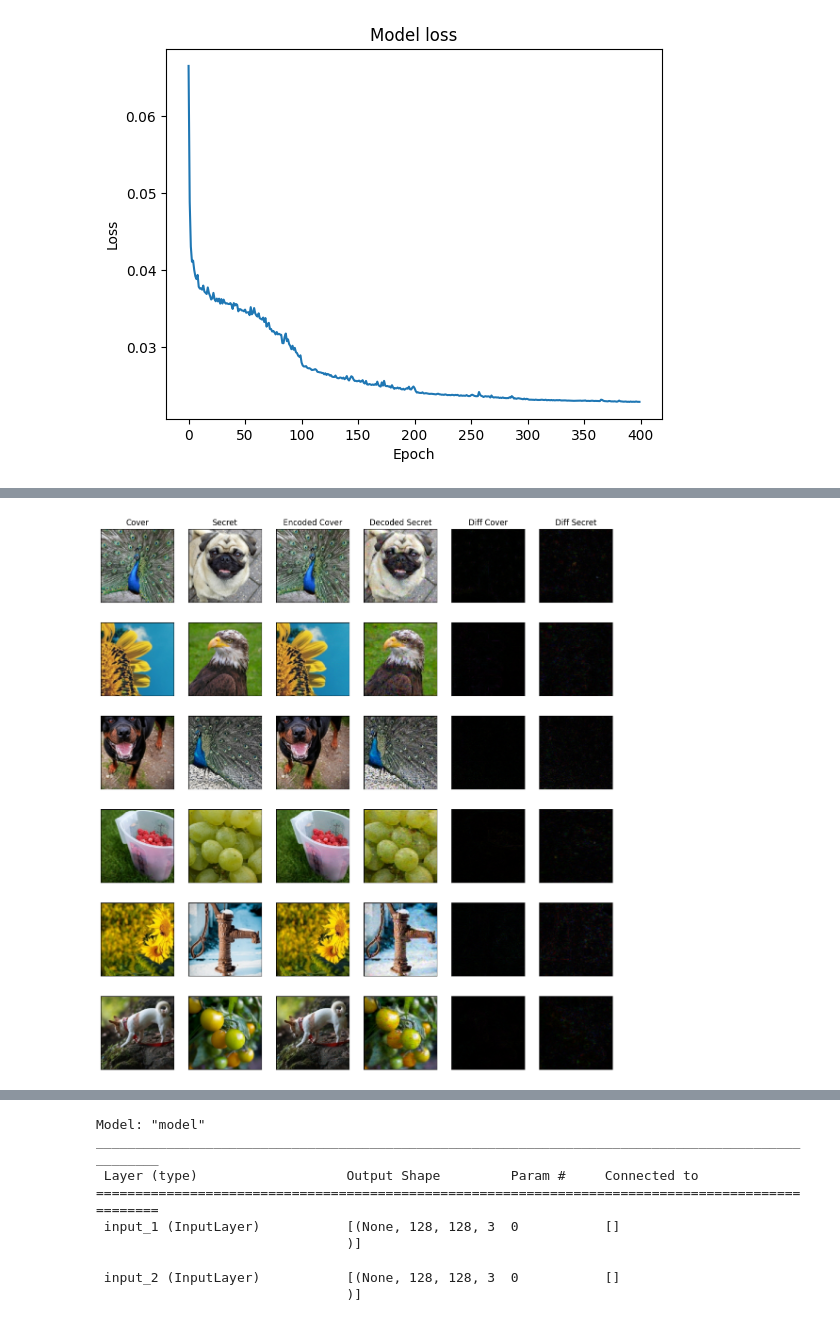
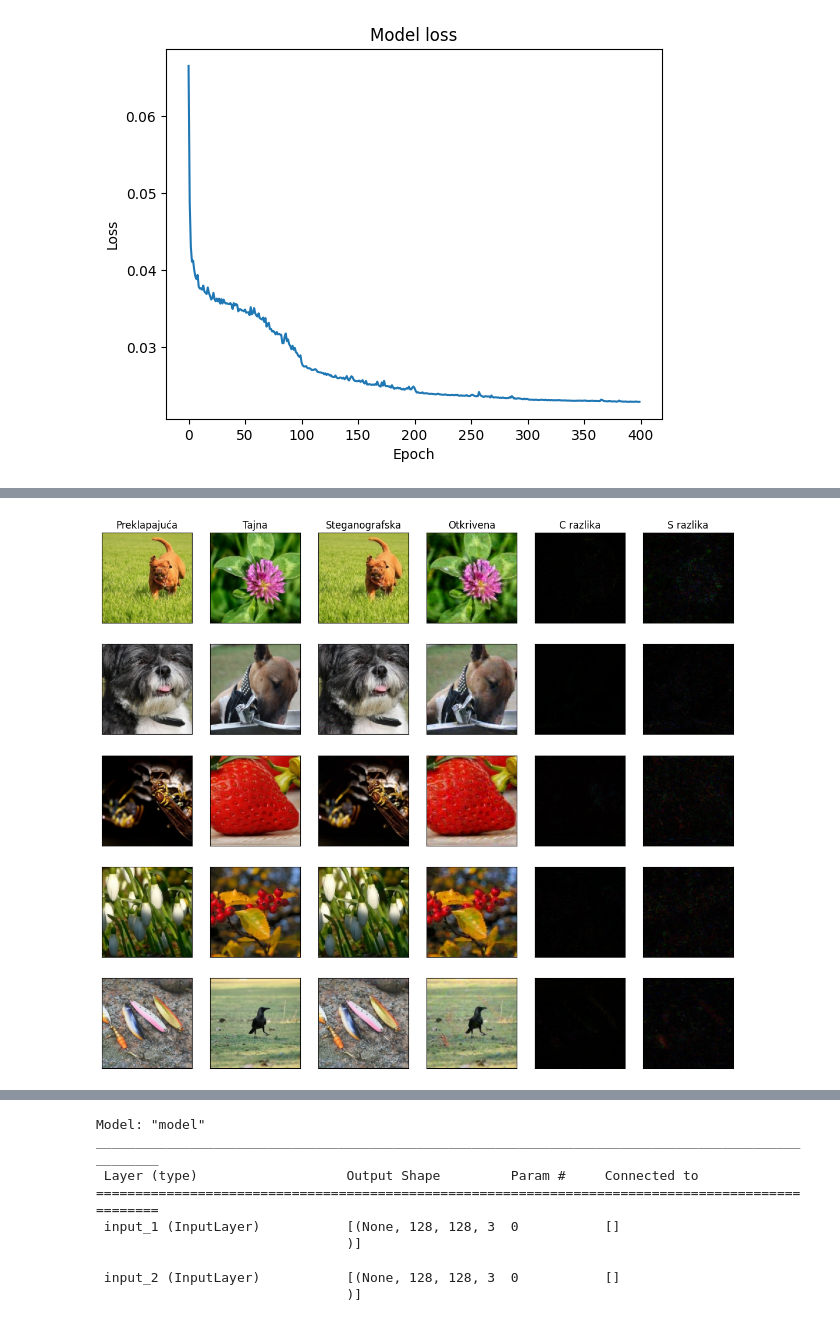
Before and after one commit to sawesky/Deep-Stegano, a Jupyter notebook: Diplomski.ipynb, the cells around one changed output, grey strips where cells are left out. Cells and saved outputs as stored; diff of their text form; code cells hidden in the pictures.

```diff
--- a/Diplomski.ipynb
+++ b/Diplomski.ipynb
@@ -108,5 +108,6 @@ for i in range(1, columns*rows +1):
     img_idx = np.random.choice(X_train.shape[0])
     fig.add_subplot(rows, columns, i)
     plt.imshow(X_train[img_idx])
+    plt.axis('off')
 plt.show()
 # %% [output]
@@ -347,7 +348,7 @@ SHOW_DIFF = True
 ENHANCE = 1
 
 # Number of secret and cover pairs to show.
-n = 6
+n = 5
 
 def show_image(img, n_rows, n_col, idx, first_row=False, title=None):
     ax = plt.subplot(n_rows, n_col, idx)
@@ -357,25 +358,25 @@ def show_image(img, n_rows, n_col, idx, first_row=False, title=None):
     if first_row:
         plt.title(title)
 
-plt.figure(figsize=(14, 15))
+plt.figure(figsize=(14, 12))
 rand_indx = [random.randint(0, 1000) for x in range(n)]
 # for i, idx in enumerate(range(0, n)):
 for i, idx in enumerate(rand_indx):
     n_col = 6 if SHOW_DIFF else 4
 
-    show_image(input_C[idx], n, n_col, i * n_col + 1, first_row=i==0, title='Cover')
+    show_image(input_C[idx], n, n_col, i * n_col + 1, first_row=i==0, title='Preklapajuća')
 
-    show_image(input_S[idx], n, n_col, i * n_col + 2, first_row=i==0, title='Secret')
+    show_image(input_S[idx], n, n_col, i * n_col + 2, first_row=i==0, title='Tajna')
 
-    show_image(decoded_C[idx], n, n_col, i * n_col + 3, first_row=i==0, title='Encoded Cover')
+    show_image(decoded_C[idx], n, n_col, i * n_col + 3, first_row=i==0, title='Steganografska')
 
-    show_image(decoded_S[idx], n, n_col, i * n_col + 4, first_row=i==0, title='Decoded Secret')
+    show_image(decoded_S[idx], n, n_col, i * n_col + 4, first_row=i==0, title='Otkrivena')
 
 
     if SHOW_DIFF:
-        show_image(np.multiply(diff_C[idx], ENHANCE), n, n_col, i * n_col + 5, first_row=i==0, title='Diff Cover')
+        show_image(np.multiply(diff_C[idx], ENHANCE), n, n_col, i * n_col + 5, first_row=i==0, title='C razlika')
 
-        show_image(np.multiply(diff_S[idx], ENHANCE), n, n_col, i * n_col + 6, first_row=i==0, title='Diff Secret')
+        show_image(np.multiply(diff_S[idx], ENHANCE), n, n_col, i * n_col + 6, first_row=i==0, title='S razlika')
 
 plt.show()
 # %% [output]
@@ -392 +392 @@ WARNING:matplotlib.image:Clipping input data to the valid range for imshow with
-[figure, old version]
+[figure, new version]
```
Also changed, not shown: parts of 11 cells of this notebook.
